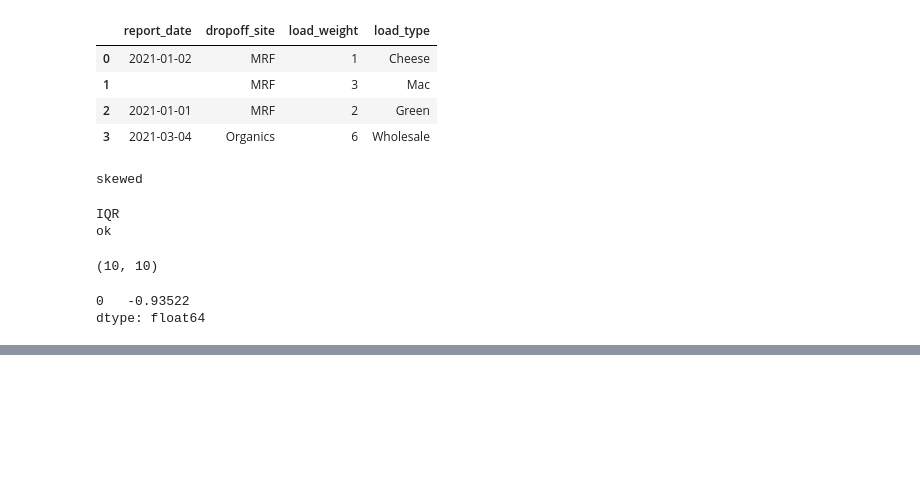
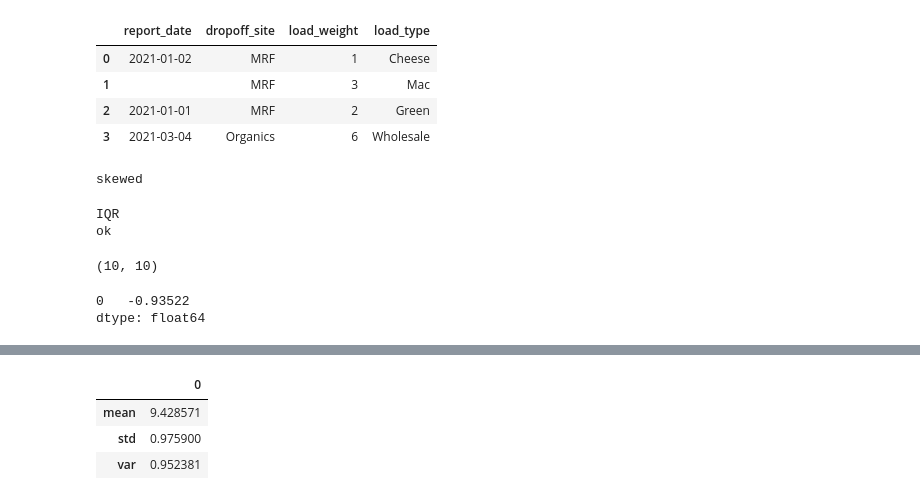
Before and after one commit to jasonrichdarmawan/p0-g2, a Jupyter notebook: playground.ipynb, the cells around one changed output, grey strips where cells are left out. Cells and saved outputs as stored; diff of their text form; code cells hidden in the pictures; blank space fills up the shorter version.

```diff
--- a/playground.ipynb
+++ b/playground.ipynb
@@ -87,0 +99,7 @@ dtype: float64
+# %%
+pg_df.agg(['mean', 'std', 'var'])
+# %% [output]
+|  | 0 |
+| mean | 9.428571 |
+| std | 0.975900 |
+| var | 0.952381 |
```
Also changed, not shown: parts of 6 cells of this notebook, 1 other file.
